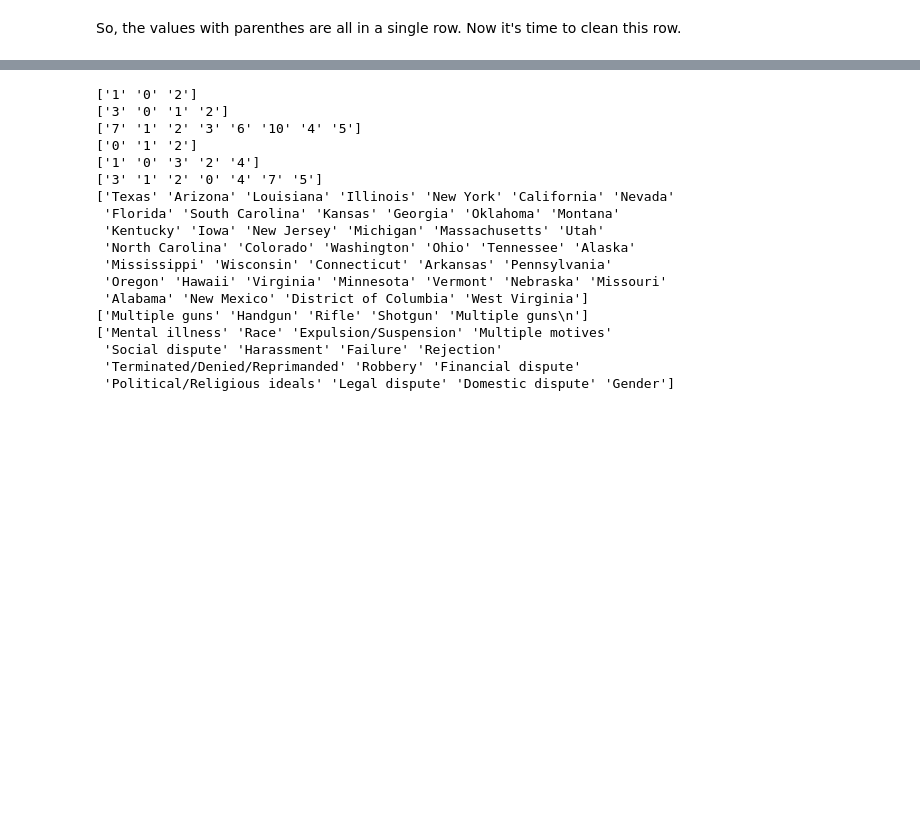
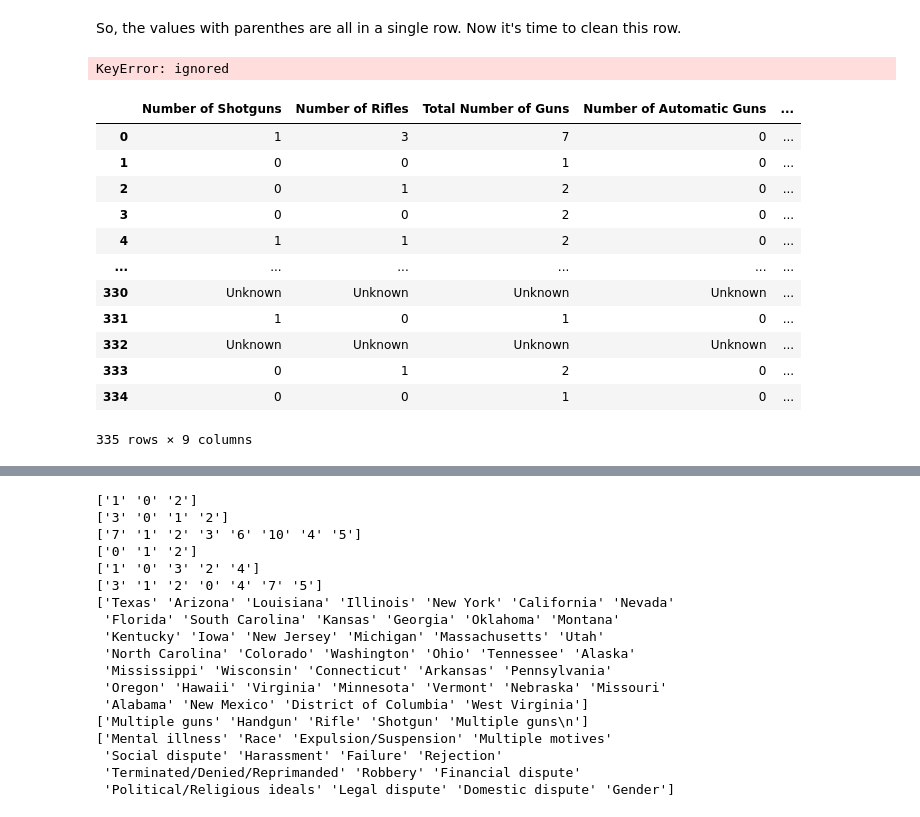
Before and after one commit to freedom-780/FBI-Firearm-Background-Check, a Jupyter notebook: Firearm_Background_Check.ipynb, the cells around one changed output, grey strips where cells are left out. Cells and saved outputs as stored; diff of their text form; code cells hidden in the pictures; blank space fills up the shorter version.

```diff
--- a/Firearm_Background_Check.ipynb
+++ b/Firearm_Background_Check.ipynb
@@ -136,17 +136,16 @@ memory usage: 28.9+ KB
 The goal is to change the columns into the proper dtypes
 # %%
 # Check a dictionary with desired data types to change
-mass_change_dtype = {'Number of Shotguns': 'float64',
-                     'Number of Rifles': 'float64',
-                     'Total Number of Guns': 'float64',
-                     'Number of Automatic Guns': 'float64',
-                     'Number of Semi-Automatic Guns': 'float64',
-                     'Number of Handguns': 'float64',
-                     'State':'category',
-                     'Type of Gun - General':'category',
-                     'Possible Motive - General':'category'
-
-                     }
+mass_change_num_dtype = {'Number of Shotguns': 'float64',
+                         'Number of Rifles': 'float64',
+                         'Total Number of Guns': 'float64',
+                         'Number of Automatic Guns': 'float64',
+                         'Number of Semi-Automatic Guns': 'float64',
+                         'Number of Handguns': 'float64',
+                         'State':'category',
+                         'Type of Gun - General':'category',
+                         'Possible Motive - General':'category'
+                         }
 # %%
  ''' step 1: look at the unique values in each variable
 to determine what type of cleaning is required '''
@@ -183,16 +213,34 @@ Name: Number of Handguns, dtype: object
 # %% [markdown]
 So, the values with parenthes are all in a single row. Now it's time to clean this row.
 # %%
-# clean data with ")"
+# define function to clean data with ")"
 
-# select only rows with parenthesis
-for x in list(mass_change_dtype.keys()):
-  # select only rows with parenthesis
-  mask_4 = mass_shootings[x].str.contains('\(')
-  # make sure there are any relevant rows with a true mask value
-  if mask_4.any():
-    # set only rows with the issue equal to the first column
-    mass_shootings.loc[mask_4, x] = mass_shootings.loc[mask_4, x].str.split('\(', expand=True).iloc[:,0].str.strip()
+
+def clean_parenth(x):
+  mask = mass_shootings[x].str.contains('\(')
+  if mask.any():
+    mass_shootings.loc[mask, x] = mass_shootings.loc[mask, x].str \
+    .split('\(', expand=True).iloc[:,0].str.strip()
+# %%
+mass_shootings.filter(items=mass_change_num_dtype.keys()).apply(lambda x: clean_parenth(x))
+# %% [output]
+KeyError: ignored
+# %%
+mass_shootings.get(mass_change_num_dtype.keys())
+# %% [output]
+|  | Number of Shotguns | Number of Rifles | Total Number of Guns | Number of Automatic Guns | ... |
+| 0 | 1 | 3 | 7 | 0 | ... |
+| 1 | 0 | 0 | 1 | 0 | ... |
+| 2 | 0 | 1 | 2 | 0 | ... |
+| 3 | 0 | 0 | 2 | 0 | ... |
+| 4 | 1 | 1 | 2 | 0 | ... |
+| ... | ... | ... | ... | ... | ... |
+| 330 | Unknown | Unknown | Unknown | Unknown | ... |
+| 331 | 1 | 0 | 1 | 0 | ... |
+| 332 | Unknown | Unknown | Unknown | Unknown | ... |
+| 333 | 0 | 1 | 2 | 0 | ... |
+| 334 | 0 | 0 | 1 | 0 | ... |
+335 rows × 9 columns
 # %%
 # Check to see if the cleaning was done correctly
 
```
Also changed, not shown: parts of 7 cells of this notebook.
